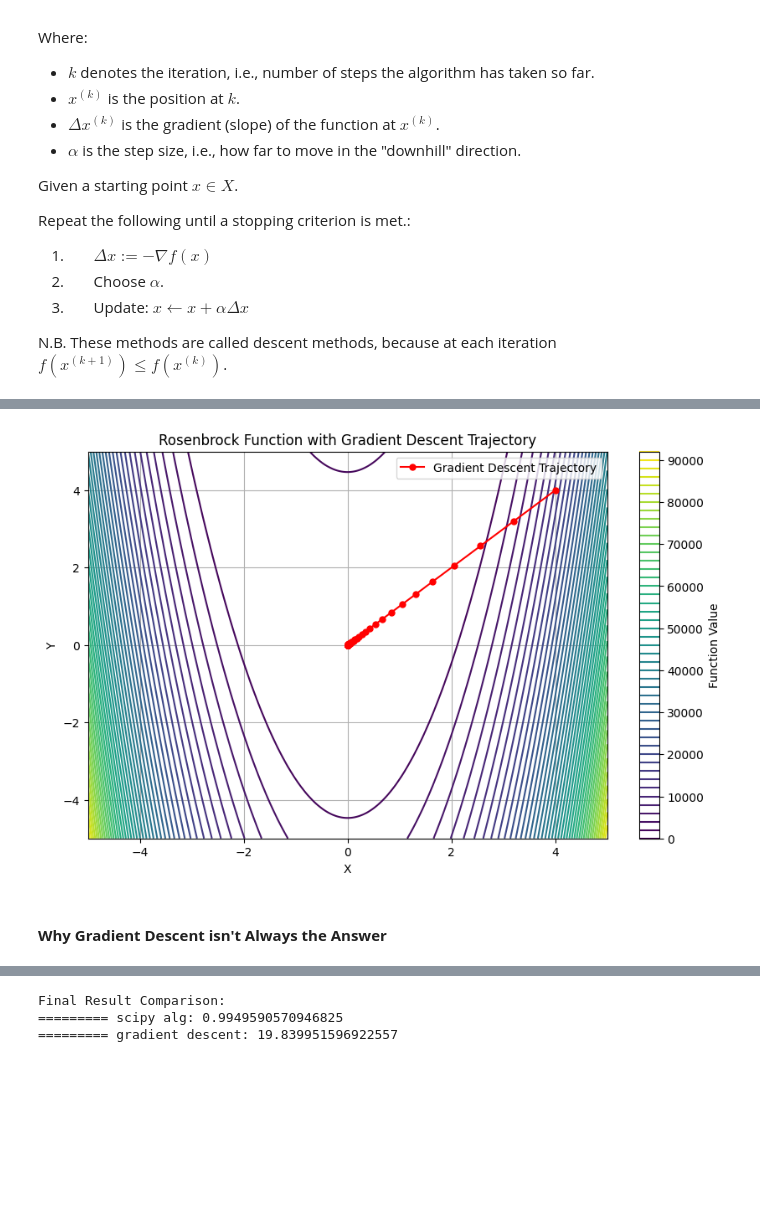
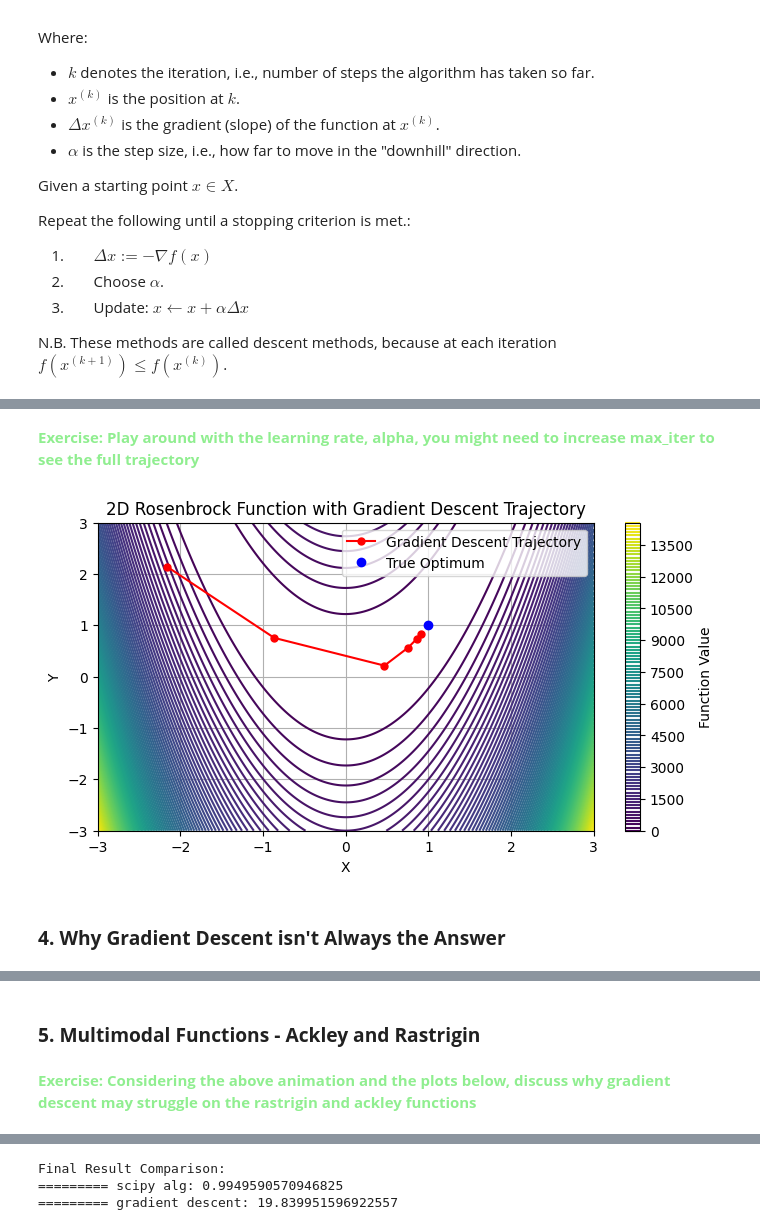
Before and after one commit to EmPajak21/rEaCt-Retreat-2025, a Jupyter notebook: day_1_ddo/gradient_descent.ipynb, the cells around one changed output, grey strips where cells are left out. Drawn from its saved outputs; the diff is of its cells as text; code cells hidden in the pictures; blank space fills up the shorter version.

Commit message:
#9 - corrected GD visualisation on rosenbrock function, added preliminary exercises/markdown. Moved some bulkier plotting functions to a separate utils to keep notebook clear.

```diff
--- a/day_1_ddo/gradient_descent.ipynb
+++ b/day_1_ddo/gradient_descent.ipynb
@@ -150,34 +141,20 @@ def quadratic_f(x):
+# %% [markdown]
+**<span style="color:lightgreen">Exercise: Play around with the learning rate, alpha, you might need to increase max_iter to see the full trajectory</span>**
 # %%
 # --- Gradient Descent --- #
-# Initial guess
-x0 = np.array([5.0, 5.0]).reshape(1, -1)
+x0 = np.array([-3, 2]).reshape(1, -1) # Initial guess
 
-xf, x_list, f_list = gradient_descent(quadratic_f, x0, central_finite_diff5, 0.1, max_iter=100,  traj=True)
+xf, x_list, f_list = gradient_descent(rosenbrock_f, x0, central_finite_diff5, alpha = 0.0001, max_iter=60000,  traj=True)
-# %%
-# Generate a grid for the contour plot
-x = np.linspace(-5, 5, 400)
-y = np.linspace(-5, 5, 400)
-X, Y = np.meshgrid(x, y)
-x_list = np.array(x_list)
-# Flatten the grid and compute the function values
-grid_points = np.stack([X.ravel(), Y.ravel()], axis=1)
-Z = rosenbrock_f(grid_points).reshape(X.shape)
-
-# Plot the contour and the trajectory
-plt.figure(figsize=(10, 6))
-contour = plt.contour(X, Y, Z, levels=50, cmap="viridis")
-plt.colorbar(contour, label="Function Value")
-plt.plot(x_list[:, 0], x_list[:, 1], 'r-o', label='Gradient Descent Trajectory', markersize=5)
-plt.title("Rosenbrock Function with Gradient Descent Trajectory")
-plt.xlabel("X")
-plt.ylabel("Y")
-plt.legend()
-plt.grid()
-plt.show()
-# %% [output]
-[figure, removed]
+# %%
+from gd_utils import plot_rosenbrock_contour
+
+# Call the function
+# plot_every_n changes at what interval the optimisation points are plotted
+plot_rosenbrock_contour(rosenbrock_f, x_list, plot_every_n =  10000)
+# %% [output]
+[figure, added]
 # %% [markdown]
-#### **Why Gradient Descent isn't Always the Answer**
+### **4. Why Gradient Descent isn't Always the Answer**
 # %% [markdown]
 
 <video width="520" height="400" controls>
@@ -185,6 +162,10 @@ plt.show()
 </video>
 
 Reference: https://github.com/JacobBumgarner/grad-descent-visualizer
+# %% [markdown]
+### **5. Multimodal Functions - Ackley and Rastrigin**
+# %% [markdown]
+**<span style="color:lightgreen">Exercise: Considering the above animation and the plots below, discuss why gradient descent may struggle on the rastrigin and ackley functions</span>**
 # %%
 # Multimodal Functions
 def rastrigin_f(x, A=10):
```
Also changed, not shown: parts of 13 cells of this notebook, 1 other file.
